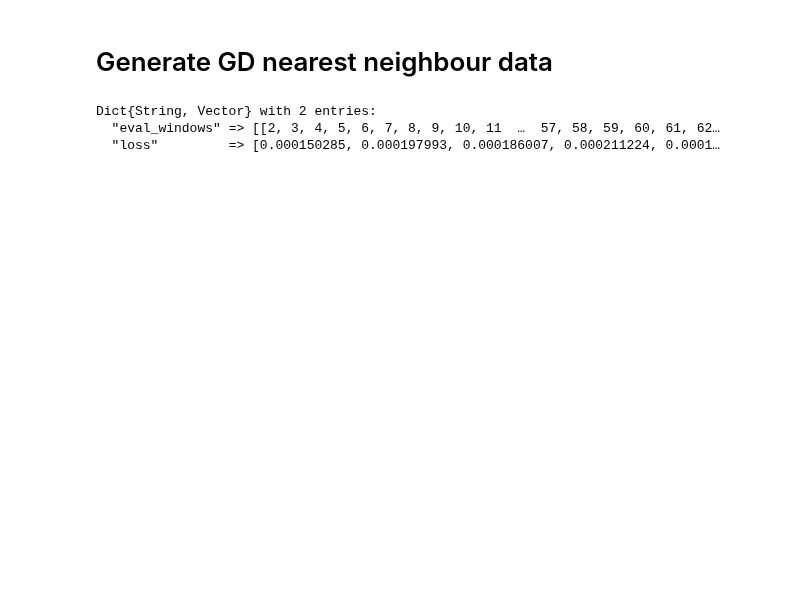
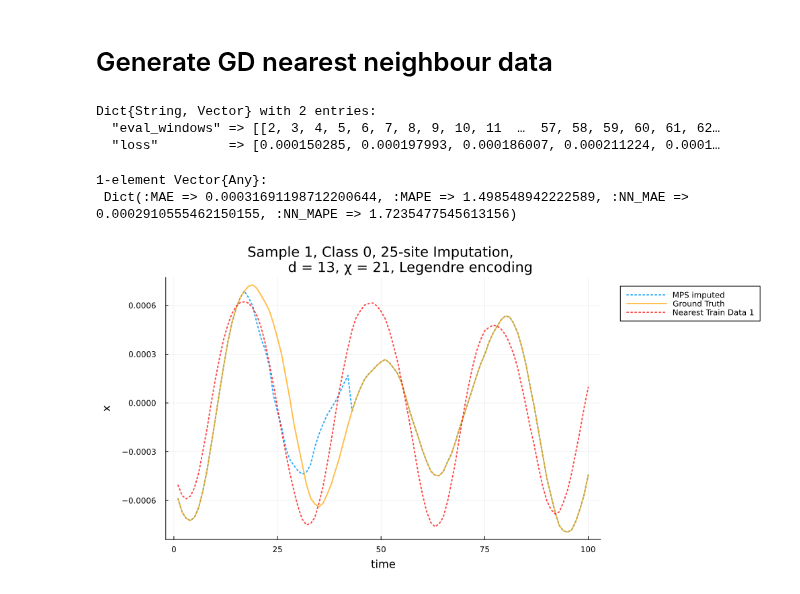
Before and after one commit to hugopstackhouse/MPSTime.jl, a Jupyter notebook: Folds/imp_results_clean.ipynb, the cells around one changed output. Cells and saved outputs as stored; diff of their text form; code cells hidden in the pictures; blank space fills up the shorter version.

```diff
--- a/Folds/imp_results_clean.ipynb
+++ b/Folds/imp_results_clean.ipynb
@@ -426,3 +425,30 @@ loss_NN_per_inst[2][6]
 Dict{String, Vector} with 2 entries:
   "eval_windows" => [[2, 3, 4, 5, 6, 7, 8, 9, 10, 11  …  57, 58, 59, 60, 61, 62…
   "loss"         => [0.000150285, 0.000197993, 0.000186007, 0.000211224, 0.0001…
+# %%
+inst = 1
+fnum = 1
+fold = folds[inst][fnum]
+
+tr_inds, te_inds = fold
+X_train, X_test = Xs[inst][tr_inds,:], Xs[inst][te_inds,:]
+opts_re = kepGD_opts[inst][fnum]
+
+properties = propertynames(opts_re)
+opts = MPSOptions(; [field => getproperty(opts_re,field) for field in properties]...)
+mps, _... = fitMPS(X_train, opts);
+
+imp = init_imputation_problem(mps, X_test; verbosity=-10);
+# %%
+impute_sites = eval_windows[100]
+method=:median
+class = 0
+inst = 1
+imputed, errs, targets, stats, plots = MPS_impute(imp, class, inst, impute_sites, method; NN_baseline=true, plot_fits=true)
+
+display(stats)
+plot(plots...)
+# %% [output]
+1-element Vector{Any}:
+ Dict(:MAE => 0.00031691198712200644, :MAPE => 1.498548942222589, :NN_MAE => 0.0002910555462150155, :NN_MAPE => 1.7235477545613156)
+[figure, added]
```
Also changed, not shown: parts of 2 cells of this notebook, 7 other files.
